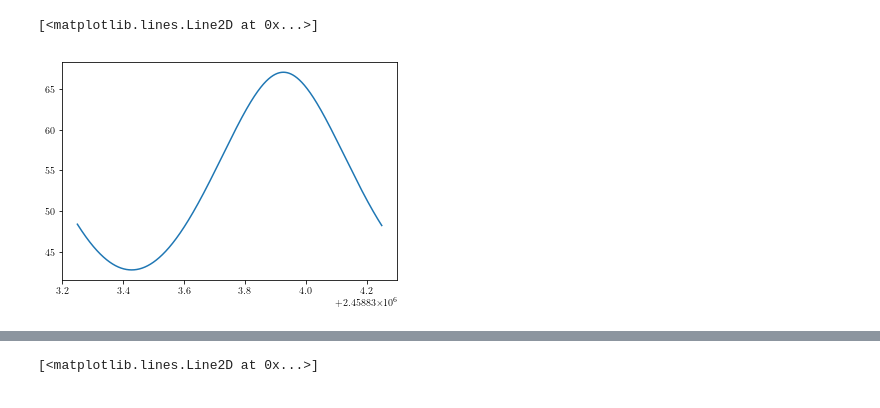
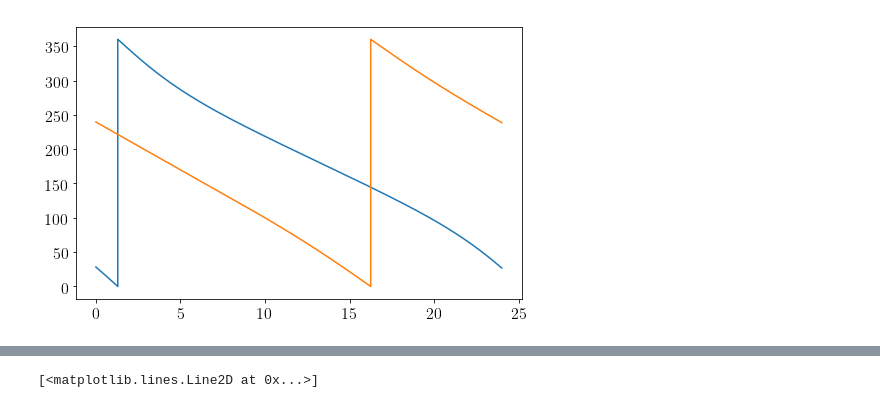
Before and after one commit to tim-balloon/tim-inst_modl, a Jupyter notebook: TIMPointing.ipynb, the cells around one changed output, grey strips where cells are left out. Cells and saved outputs as stored; diff of their text form; code cells hidden in the pictures.

```diff
--- a/TIMPointing.ipynb
+++ b/TIMPointing.ipynb
@@ -51,5 +64,6 @@ daz = az_scan_rate*dt
 # %%
 %%time
-target_field = SkyCoord(ra=45.*units.degree,dec=-55*units.degree, obstime=times, location=mcmurdo)
-target_field_altaz = target_field.transform_to('altaz')
+field_N = SkyCoord(ra=3.*15*u.degree,dec=-27*u.degree,
+                   obstime=times, location=mcmurdo)
+field_N_altaz = field_N.transform_to('altaz')
 # %% [output]
@@ -67,5 +72,7 @@ plt.plot(times.jd,target_field_altaz.az.deg)
-# %%
-plt.plot(times.jd,target_field_altaz.alt.deg)
-# %% [output]
-[<matplotlib.lines.Line2D at 0x...>]
-[figure, removed]
+# %%
+plt.figure(figsize=(8,5))
+plt.plot(t_hr,field_S_altaz.az.deg)
+plt.plot(t_hr,field_N_altaz.az.deg)
+plt.show()
+# %% [output]
+[figure, added]
```
Also changed, not shown: parts of 23 cells of this notebook.
